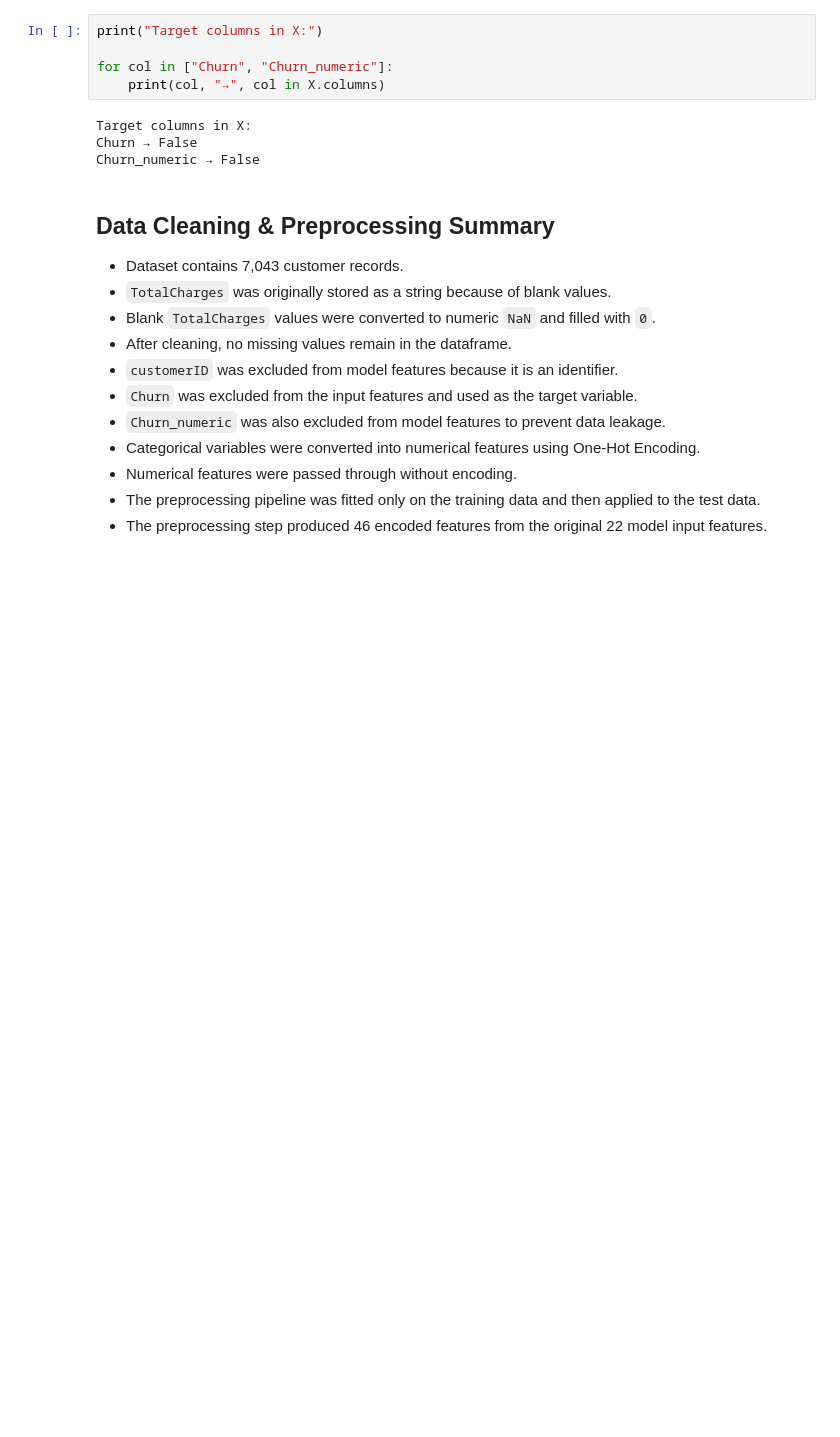
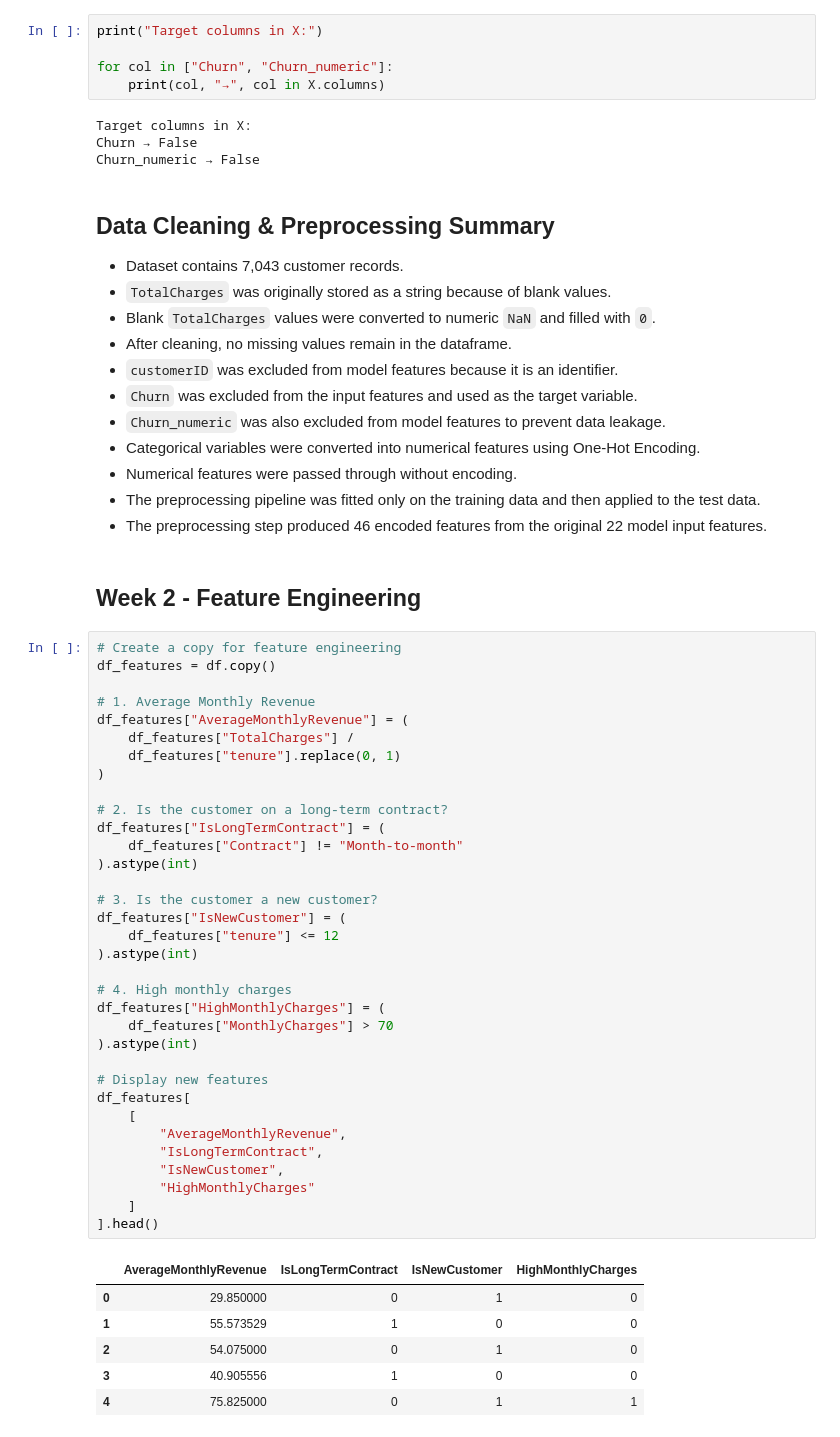
Before and after one commit to azmeerakishore/customer-churn-ltv-engine, a Jupyter notebook: notebooks/EDA.ipynb, the cells around one changed output. Drawn from its saved outputs; the diff is of its cells as text; blank space fills up the shorter version.

Commit message:
Day 8: Add feature engineering

```diff
--- a/notebooks/EDA.ipynb
+++ b/notebooks/EDA.ipynb
@@ -2945,3 +2945,46 @@ Churn_numeric → False
 - Numerical features were passed through without encoding.
 - The preprocessing pipeline was fitted only on the training data and then applied to the test data.
 - The preprocessing step produced 46 encoded features from the original 22 model input features.
+# %% [markdown]
+## Week 2 - Feature Engineering
+# %%
+# Create a copy for feature engineering
+df_features = df.copy()
+
+# 1. Average Monthly Revenue
+df_features["AverageMonthlyRevenue"] = (
+    df_features["TotalCharges"] /
+    df_features["tenure"].replace(0, 1)
+)
+
+# 2. Is the customer on a long-term contract?
+df_features["IsLongTermContract"] = (
+    df_features["Contract"] != "Month-to-month"
+).astype(int)
+
+# 3. Is the customer a new customer?
+df_features["IsNewCustomer"] = (
+    df_features["tenure"] <= 12
+).astype(int)
+
+# 4. High monthly charges
+df_features["HighMonthlyCharges"] = (
+    df_features["MonthlyCharges"] > 70
+).astype(int)
+
+# Display new features
+df_features[
+    [
+        "AverageMonthlyRevenue",
+        "IsLongTermContract",
+        "IsNewCustomer",
+        "HighMonthlyCharges"
+    ]
+].head()
+# %% [output]
+|  | AverageMonthlyRevenue | IsLongTermContract | IsNewCustomer | HighMonthlyCharges |
+| 0 | 29.850000 | 0 | 1 | 0 |
+| 1 | 55.573529 | 1 | 0 | 0 |
+| 2 | 54.075000 | 0 | 1 | 0 |
+| 3 | 40.905556 | 1 | 0 | 0 |
+| 4 | 75.825000 | 0 | 1 | 1 |
```
Also changed, not shown: parts of 4 cells of this notebook.
